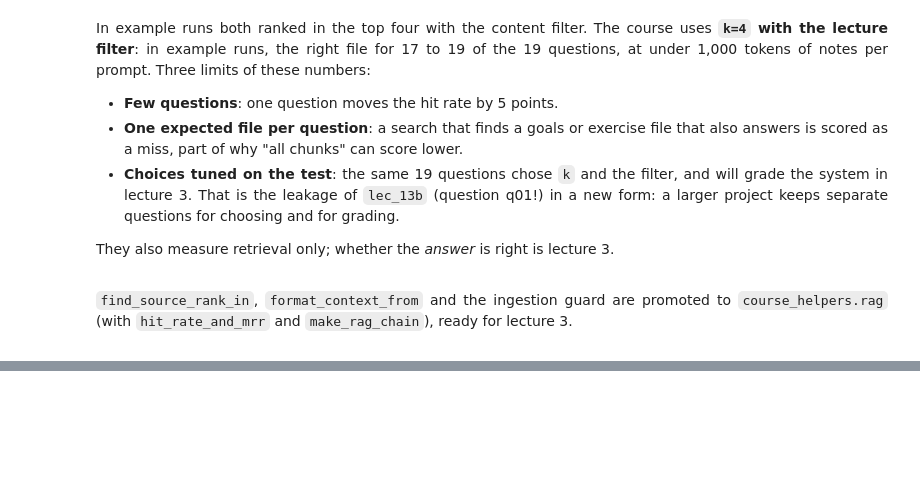
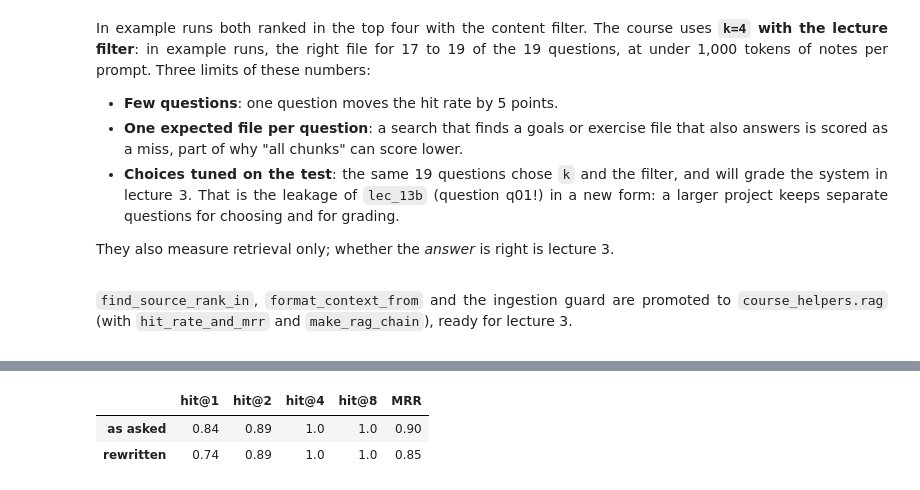
Before and after one commit to argythana/teach-llm-system, a Jupyter notebook: lecture_02_embeddings_rag_vector_store/reading_material/lec_02d_chroma_retriever_langchain_rag.ipynb, the cells around one changed output, grey strips where cells are left out. Cells and saved outputs as stored; diff of their text form; code cells hidden in the pictures; blank space fills up the shorter version.

```diff
--- a/lecture_02_embeddings_rag_vector_store/reading_material/lec_02d_chroma_retriever_langchain_rag.ipynb
+++ b/lecture_02_embeddings_rag_vector_store/reading_material/lec_02d_chroma_retriever_langchain_rag.ipynb
@@ -547,0 +627,16 @@ ready for lecture 3.
+# %%
+rewritten_ranks = [
+    rank_of_expected_file_for(rewrite_query.invoke(q["question"]).strip(), q["id"])
+    for q in eval_set
+]
+
+pd.DataFrame(
+    {
+        "as asked": hit_rate_and_mrr(ranks_by_search["lecture notes only"]),
+        "rewritten": hit_rate_and_mrr(rewritten_ranks),
+    }
+).T.round(2)
+# %% [output]
+|  | hit@1 | hit@2 | hit@4 | hit@8 | MRR |
+| as asked | 0.84 | 0.89 | 1.0 | 1.0 | 0.90 |
+| rewritten | 0.74 | 0.89 | 1.0 | 1.0 | 0.85 |
```
Also changed, not shown: parts of 26 cells of this notebook, 7 other files.
